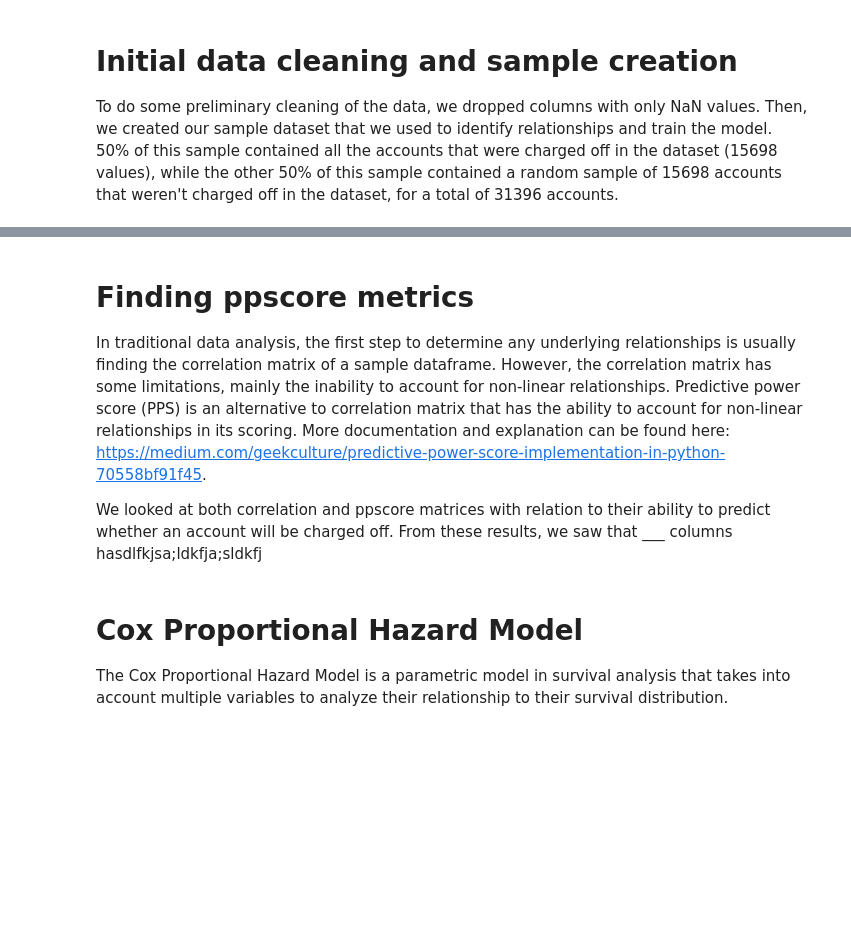
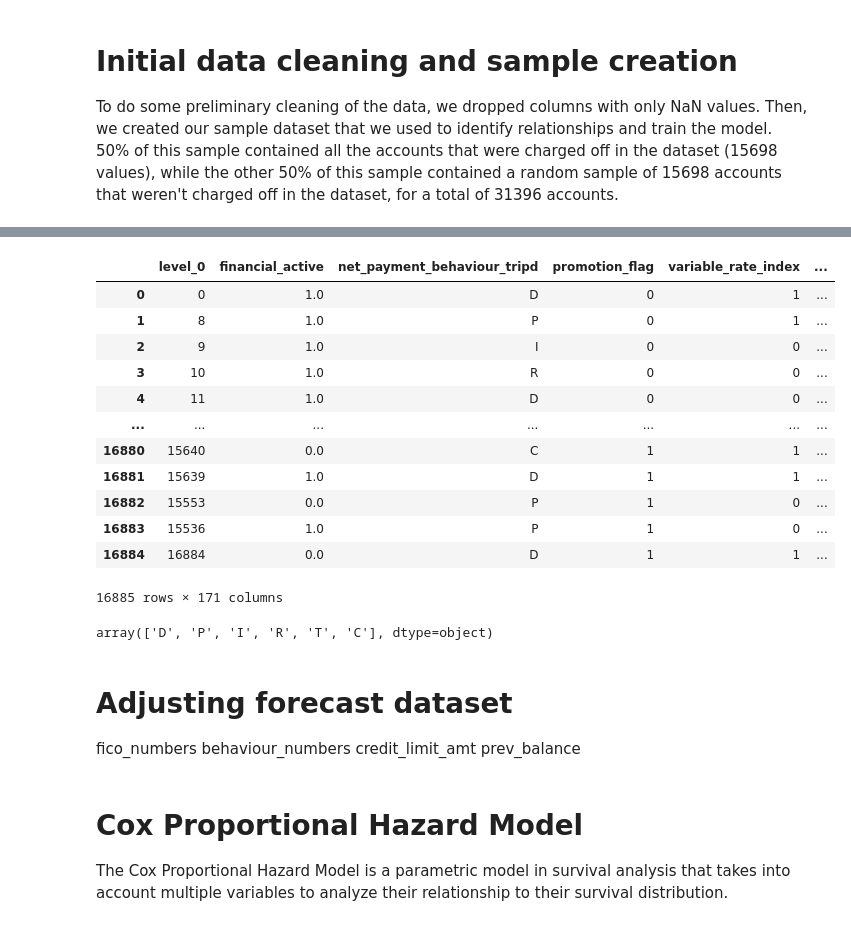
Before and after one commit to mohitsingh4744/illinois-datathon-23, a Jupyter notebook: attack_on_data_model_training.ipynb, the cells around one changed output, grey strips where cells are left out. Cells and saved outputs as stored; diff of their text form; code cells hidden in the pictures; blank space fills up the shorter version.

```diff
--- a/attack_on_data_model_training.ipynb
+++ b/attack_on_data_model_training.ipynb
@@ -83,0 +128,28 @@ for i in df_tot_sample['mth_code'].unique():
+# %%
+# converting fico bucket ranges into averages
+final['bank_fico_buckets_20'].unique()
+data = {'bank_fico_buckets_20': ['681-700', '621-640', '721-740', '601-620', '661-680',
+                                 '681-700', '561-580', '761+', '<= 560', '701-720', 'Missing', 'Exception']}
+
+
+
+def convert_range_to_number(range_str):
+    if range_str in ['Missing', 'Exception']:
+        return 690
+    elif range_str == '761+':
+        return 761
+    elif range_str == '<= 560':
+        return 560
+    else:
+        range_parts = range_str.split('-')
+        return (int(range_parts[0]) + int(range_parts[1])) / 2
+
+
+final['fico_numbers'] = final['bank_fico_buckets_20'].apply(convert_range_to_number)
+# %%
+# converting net_payment_behaviour_tripd to numerical categories
+data = {'net_payment_behaviour_tripd': ['D', 'P', 'R', 'I', 'T', 'C']}
+
+data = {'D': 0, 'P': 1, 'R': 2, 'I': 3, 'T': 4, 'C': 5}
+
+final['behaviour_numbers'] = final['net_payment_behaviour_tripd'].replace(data)
@@ -91,6 +165 @@ final.drop('level_0', axis=1, inplace=True)
 final.drop('index', axis=1, inplace=True)
-# %% [markdown]
-# Finding ppscore metrics
-In traditional data analysis, the first step to determine any underlying relationships is usually finding the correlation matrix of a sample dataframe. However, the correlation matrix has some limitations, mainly the inability to account for non-linear relationships. Predictive power score (PPS) is an alternative to correlation matrix that has the ability to account for non-linear relationships in its scoring. More documentation and explanation can be found here: https://medium.com/geekculture/predictive-power-score-implementation-in-python-70558bf91f45.
-
-We looked at both correlation and ppscore matrices with relation to their ability to predict whether an account will be charged off. From these results, we saw that ___ columns hasdlfkjsa;ldkfja;sldkfj
@@ -103,0 +166,26 @@ df_random_pps = df_random_pps.sort_values(by='ppscore', ascending=False).head(n=
+# %%
+final
+# %% [output]
+|  | level_0 | financial_active | net_payment_behaviour_tripd | promotion_flag | variable_rate_index | ... |
+| 0 | 0 | 1.0 | D | 0 | 1 | ... |
+| 1 | 8 | 1.0 | P | 0 | 1 | ... |
+| 2 | 9 | 1.0 | I | 0 | 0 | ... |
+| 3 | 10 | 1.0 | R | 0 | 0 | ... |
+| 4 | 11 | 1.0 | D | 0 | 0 | ... |
+| ... | ... | ... | ... | ... | ... | ... |
+| 16880 | 15640 | 0.0 | C | 1 | 1 | ... |
+| 16881 | 15639 | 1.0 | D | 1 | 1 | ... |
+| 16882 | 15553 | 0.0 | P | 1 | 0 | ... |
+| 16883 | 15536 | 1.0 | P | 1 | 0 | ... |
+| 16884 | 16884 | 0.0 | D | 1 | 1 | ... |
+16885 rows × 171 columns
+# %%
+final["net_payment_behaviour_tripd"].unique()
+# %% [output]
+array(['D', 'P', 'I', 'R', 'T', 'C'], dtype=object)
+# %% [markdown]
+# Adjusting forecast dataset
+fico_numbers
+behaviour_numbers
+credit_limit_amt
+prev_balance
```
Also changed, not shown: parts of 26 cells of this notebook.
